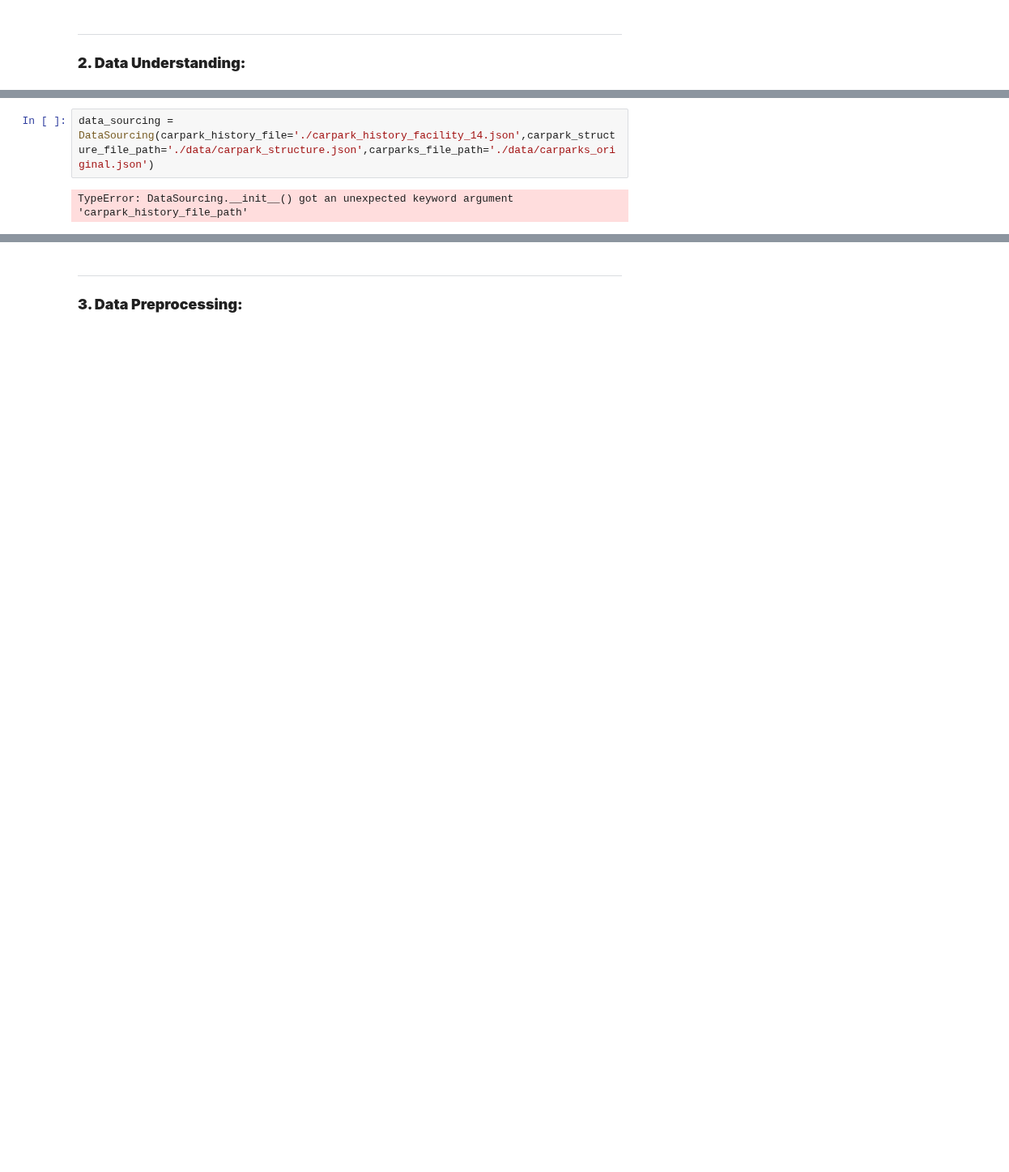
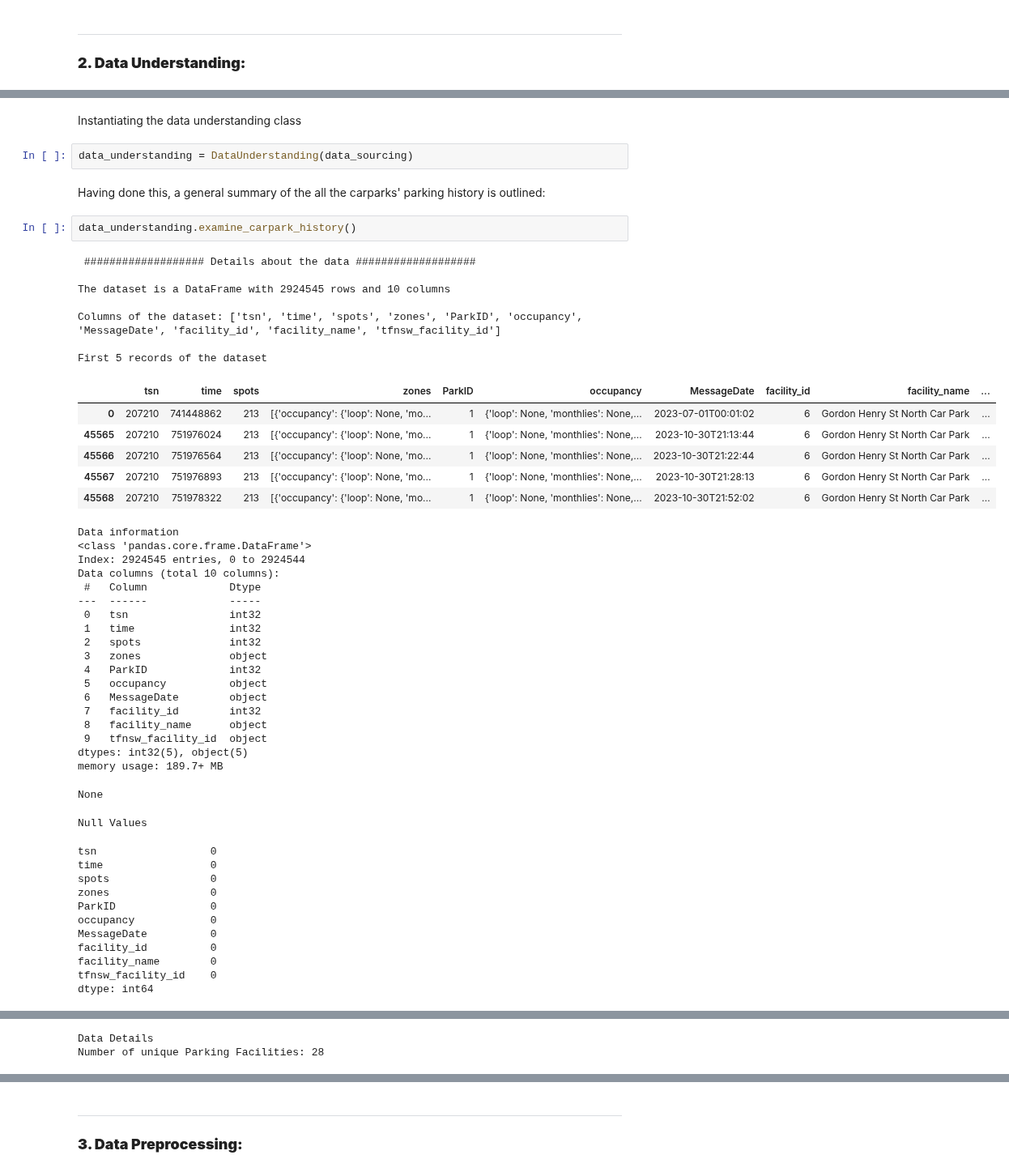
Before and after one commit to M13Mwongo/parking-spot-predictor, a Jupyter notebook: index.ipynb, the cells around one changed output, grey strips where cells are left out. Shown at 81% size. Drawn from its saved outputs; the diff is of its cells as text; blank space fills up the shorter version.

```diff
--- a/index.ipynb
+++ b/index.ipynb
@@ -362,4 +494,53 @@ Firstly, to have access the data, we shall retrieve the dataframes from `data_so
-# %%
-data_sourcing = DataSourcing(carpark_history_file='./carpark_history_facility_14.json',carpark_structure_file_path='./data/carpark_structure.json',carparks_file_path='./data/carparks_original.json')
-# %% [output]
-TypeError: DataSourcing.__init__() got an unexpected keyword argument 'carpark_history_file_path'
+# %% [markdown]
+Instantiating the data understanding class
+# %%
+data_understanding = DataUnderstanding(data_sourcing)
+# %% [markdown]
+Having done this, a general summary of the all the carparks' parking history is outlined:
+# %%
+data_understanding.examine_carpark_history()
+# %% [output]
+ ################### Details about the data ###################
+
+The dataset is a DataFrame with 2924545 rows and 10 columns
+
+Columns of the dataset: ['tsn', 'time', 'spots', 'zones', 'ParkID', 'occupancy', 'MessageDate', 'facility_id', 'facility_name', 'tfnsw_facility_id']
+
+First 5 records of the dataset
+|  | tsn | time | spots | zones | ParkID | occupancy | MessageDate | facility_id | facility_name | ... |
+| 0 | 207210 | 741448862 | 213 | [{'occupancy': {'loop': None, 'mo... | 1 | {'loop': None, 'monthlies': None,... | 2023-07-01T00:01:02 | 6 | Gordon Henry St North Car Park | ... |
+| 45565 | 207210 | 751976024 | 213 | [{'occupancy': {'loop': None, 'mo... | 1 | {'loop': None, 'monthlies': None,... | 2023-10-30T21:13:44 | 6 | Gordon Henry St North Car Park | ... |
+| 45566 | 207210 | 751976564 | 213 | [{'occupancy': {'loop': None, 'mo... | 1 | {'loop': None, 'monthlies': None,... | 2023-10-30T21:22:44 | 6 | Gordon Henry St North Car Park | ... |
+| 45567 | 207210 | 751976893 | 213 | [{'occupancy': {'loop': None, 'mo... | 1 | {'loop': None, 'monthlies': None,... | 2023-10-30T21:28:13 | 6 | Gordon Henry St North Car Park | ... |
+| 45568 | 207210 | 751978322 | 213 | [{'occupancy': {'loop': None, 'mo... | 1 | {'loop': None, 'monthlies': None,... | 2023-10-30T21:52:02 | 6 | Gordon Henry St North Car Park | ... |
+Data information
+<class 'pandas.core.frame.DataFrame'>
+Index: 2924545 entries, 0 to 2924544
+Data columns (total 10 columns):
+ #   Column             Dtype
+---  ------             -----
+ 0   tsn                int32
+ 1   time               int32
+ 2   spots              int32
+ 3   zones              object
+ 4   ParkID             int32
+ 5   occupancy          object
+ 6   MessageDate        object
+ 7   facility_id        int32
+ 8   facility_name      object
+ 9   tfnsw_facility_id  object
+dtypes: int32(5), object(5)
+memory usage: 189.7+ MB
+None
+Null Values
+tsn                  0
+time                 0
+spots                0
+zones                0
+ParkID               0
+occupancy            0
+MessageDate          0
+facility_id          0
+facility_name        0
+tfnsw_facility_id    0
+dtype: int64
@@ -365,0 +556,2 @@ TypeError: DataSourcing.__init__() got an unexpected keyword argument 'carpark_h
+Data Details
+Number of unique Parking Facilities: 28
```
Also changed, not shown: parts of 32 cells of this notebook, 5 other files.
